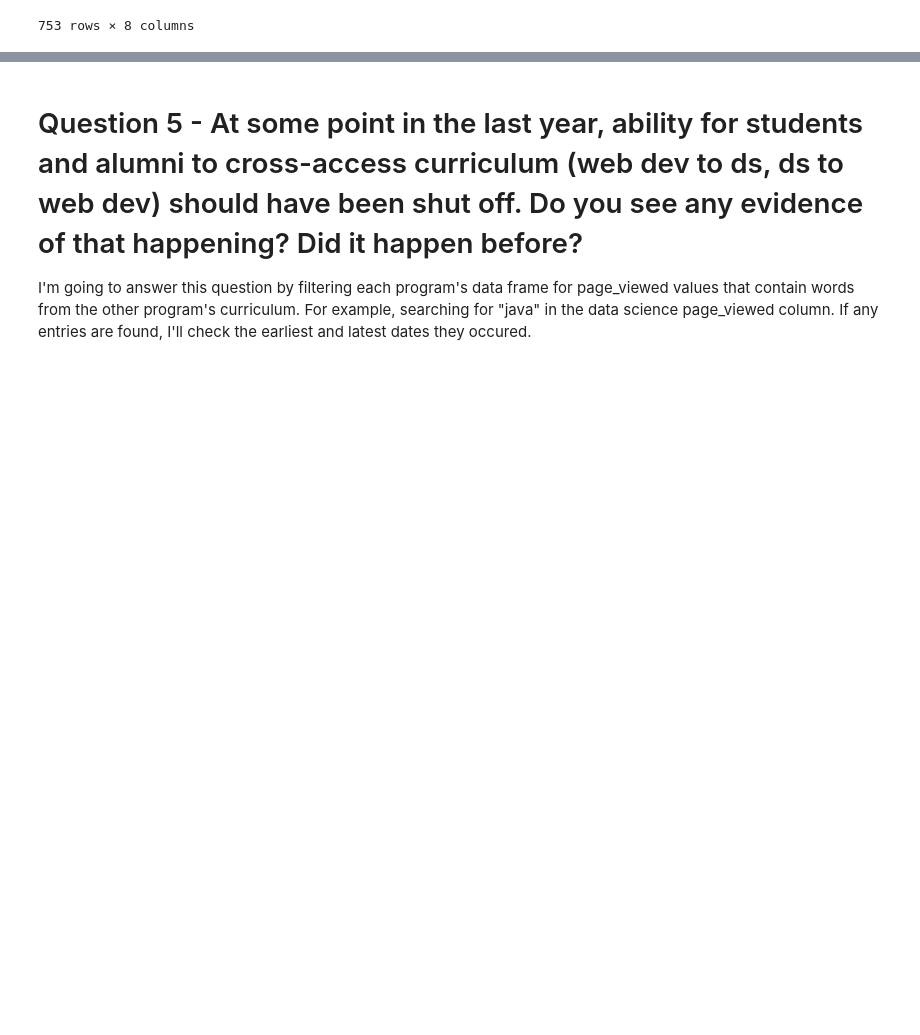
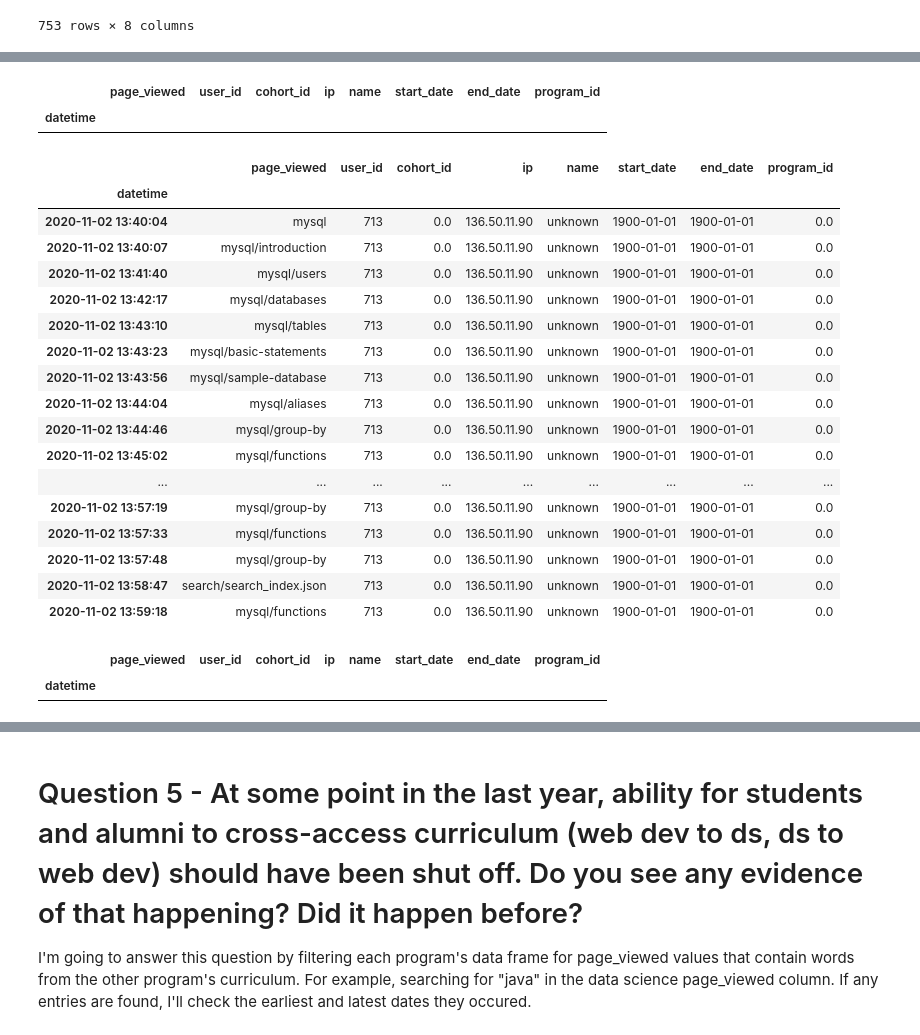
Before and after one commit to SamuelD-Data/anomaly-detection-project, a Jupyter notebook: anomaly_detection_project_notebook.ipynb, the cells around one changed output, grey strips where cells are left out. Drawn from its saved outputs; the diff is of its cells as text; code cells hidden in the pictures; blank space fills up the shorter version.

```diff
--- a/anomaly_detection_project_notebook.ipynb
+++ b/anomaly_detection_project_notebook.ipynb
@@ -1116,0 +1208,40 @@ df
+# %%
+# checking if used was ever part of a program
+df[(df.user_id == sus_day_1_user) & (df.program_id != 0.0)]
+# %% [output]
+|  | page_viewed | user_id | cohort_id | ip | name | start_date | end_date | program_id |
+| datetime |  |  |  |  |  |  |  |  |
+# %%
+# filtering source data set for day that included hour of anomalous page visit count
+sus_day_2 = unk['2020-11-02']
+
+# getting id of user with most page hits during the high traffic hour
+sus_day_2_user = sus_day_2[sus_day_2.index.hour == 13].user_id.value_counts().head(1).index[0]
+
+# filtering for activity of user on date and hour anomolous page visit count was recorded
+sus_day_2[(sus_day_2.user_id == sus_day_2_user) & (sus_day_2.index.hour == 13)]
+# %% [output]
+|  | page_viewed | user_id | cohort_id | ip | name | start_date | end_date | program_id |
+| datetime |  |  |  |  |  |  |  |  |
+| 2020-11-02 13:40:04 | mysql | 713 | 0.0 | 136.50.11.90 | unknown | 1900-01-01 | 1900-01-01 | 0.0 |
+| 2020-11-02 13:40:07 | mysql/introduction | 713 | 0.0 | 136.50.11.90 | unknown | 1900-01-01 | 1900-01-01 | 0.0 |
+| 2020-11-02 13:41:40 | mysql/users | 713 | 0.0 | 136.50.11.90 | unknown | 1900-01-01 | 1900-01-01 | 0.0 |
+| 2020-11-02 13:42:17 | mysql/databases | 713 | 0.0 | 136.50.11.90 | unknown | 1900-01-01 | 1900-01-01 | 0.0 |
+| 2020-11-02 13:43:10 | mysql/tables | 713 | 0.0 | 136.50.11.90 | unknown | 1900-01-01 | 1900-01-01 | 0.0 |
+| 2020-11-02 13:43:23 | mysql/basic-statements | 713 | 0.0 | 136.50.11.90 | unknown | 1900-01-01 | 1900-01-01 | 0.0 |
+| 2020-11-02 13:43:56 | mysql/sample-database | 713 | 0.0 | 136.50.11.90 | unknown | 1900-01-01 | 1900-01-01 | 0.0 |
+| 2020-11-02 13:44:04 | mysql/aliases | 713 | 0.0 | 136.50.11.90 | unknown | 1900-01-01 | 1900-01-01 | 0.0 |
+| 2020-11-02 13:44:46 | mysql/group-by | 713 | 0.0 | 136.50.11.90 | unknown | 1900-01-01 | 1900-01-01 | 0.0 |
+| 2020-11-02 13:45:02 | mysql/functions | 713 | 0.0 | 136.50.11.90 | unknown | 1900-01-01 | 1900-01-01 | 0.0 |
+| ... | ... | ... | ... | ... | ... | ... | ... | ... |
+| 2020-11-02 13:57:19 | mysql/group-by | 713 | 0.0 | 136.50.11.90 | unknown | 1900-01-01 | 1900-01-01 | 0.0 |
+| 2020-11-02 13:57:33 | mysql/functions | 713 | 0.0 | 136.50.11.90 | unknown | 1900-01-01 | 1900-01-01 | 0.0 |
+| 2020-11-02 13:57:48 | mysql/group-by | 713 | 0.0 | 136.50.11.90 | unknown | 1900-01-01 | 1900-01-01 | 0.0 |
+| 2020-11-02 13:58:47 | search/search_index.json | 713 | 0.0 | 136.50.11.90 | unknown | 1900-01-01 | 1900-01-01 | 0.0 |
+| 2020-11-02 13:59:18 | mysql/functions | 713 | 0.0 | 136.50.11.90 | unknown | 1900-01-01 | 1900-01-01 | 0.0 |
+# %%
+# checking if used was ever part of a program
+df[(df.user_id == sus_day_2_user) & (df.program_id != 0.0)]
+# %% [output]
+|  | page_viewed | user_id | cohort_id | ip | name | start_date | end_date | program_id |
+| datetime |  |  |  |  |  |  |  |  |
```
Also changed, not shown: parts of 22 cells of this notebook.
